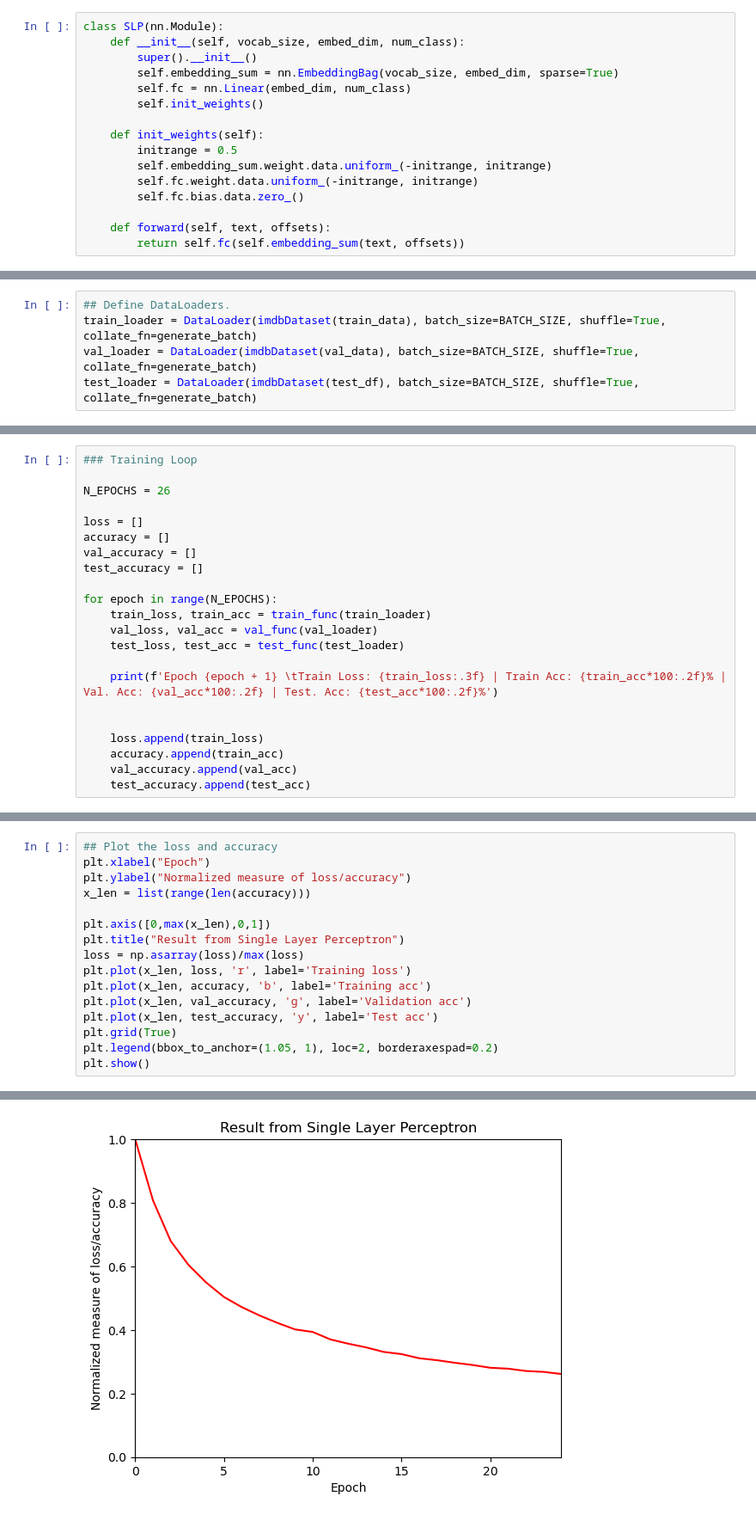
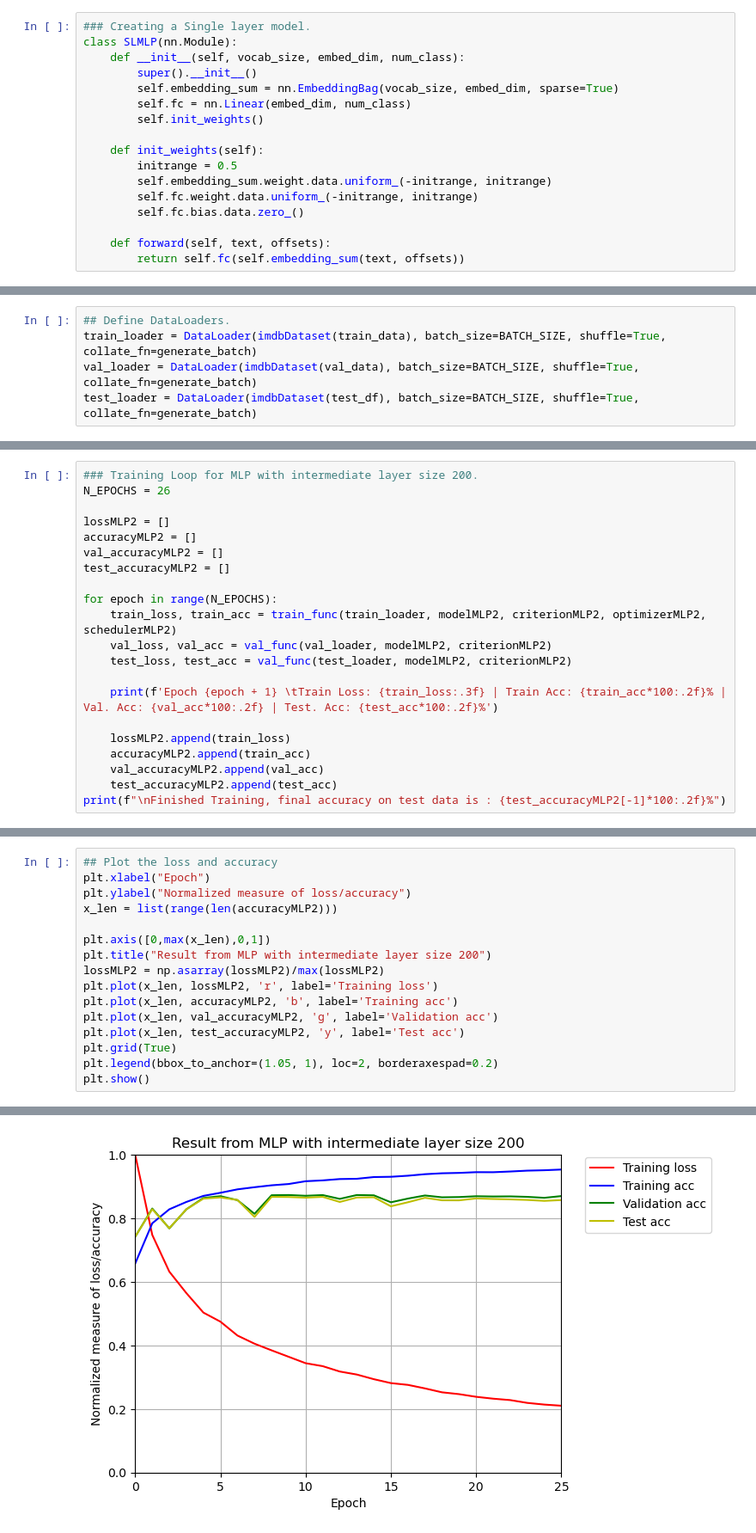
Before and after one commit to mohitydv09/nlp, a Jupyter notebook: hw1.ipynb, the cells around one changed output, grey strips where cells are left out. Shown: that part at 86% size. Cells and saved outputs as stored; diff of their text form.

Commit message:
all models added, final tweaks needed

```diff
--- a/hw1.ipynb
+++ b/hw1.ipynb
@@ -231,7 +231,8 @@ torch.manual_seed(42)
 torch.backends.cudnn.deterministic = True
 torch.backends.cudnn.benchmark = False
 # %%
-class SLP(nn.Module):
+### Creating a Single layer model.
+class SLMLP(nn.Module):
     def __init__(self, vocab_size, embed_dim, num_class):
         super().__init__()
         self.embedding_sum = nn.EmbeddingBag(vocab_size, embed_dim, sparse=True)
@@ -478,23 +500,22 @@ def test_func(test_loader):
 # %%
-### Training Loop
-
+### Training Loop for MLP with intermediate layer size 200.
 N_EPOCHS = 26
 
-loss = []
-accuracy = []
-val_accuracy = []
-test_accuracy = []
+lossMLP2 = []
+accuracyMLP2 = []
+val_accuracyMLP2 = []
+test_accuracyMLP2 = []
 
 for epoch in range(N_EPOCHS):
-    train_loss, train_acc = train_func(train_loader)
-    val_loss, val_acc = val_func(val_loader)
-    test_loss, test_acc = test_func(test_loader)
+    train_loss, train_acc = train_func(train_loader, modelMLP2, criterionMLP2, optimizerMLP2, schedulerMLP2)
+    val_loss, val_acc = val_func(val_loader, modelMLP2, criterionMLP2)
+    test_loss, test_acc = val_func(test_loader, modelMLP2, criterionMLP2)
 
     print(f'Epoch {epoch + 1} \tTrain Loss: {train_loss:.3f} | Train Acc: {train_acc*100:.2f}% | Val. Acc: {val_acc*100:.2f} | Test. Acc: {test_acc*100:.2f}%')
 
-
-    loss.append(train_loss)
-    accuracy.append(train_acc)
-    val_accuracy.append(val_acc)
-    test_accuracy.append(test_acc)
+    lossMLP2.append(train_loss)
+    accuracyMLP2.append(train_acc)
+    val_accuracyMLP2.append(val_acc)
+    test_accuracyMLP2.append(test_acc)
+print(f"\nFinished Training, final accuracy on test data is : {test_accuracyMLP2[-1]*100:.2f}%")
 # %% [output]
@@ -519,15 +540,15 @@ Epoch 25        Train Loss: 0.005 | Train Acc: 93.42% | Val. Acc: 86.34 | Test.
 ## Plot the loss and accuracy
 plt.xlabel("Epoch")
 plt.ylabel("Normalized measure of loss/accuracy")
-x_len = list(range(len(accuracy)))
+x_len = list(range(len(accuracyMLP2)))
 
 plt.axis([0,max(x_len),0,1])
-plt.title("Result from Single Layer Perceptron")
-loss = np.asarray(loss)/max(loss)
-plt.plot(x_len, loss, 'r', label='Training loss')
-plt.plot(x_len, accuracy, 'b', label='Training acc')
-plt.plot(x_len, val_accuracy, 'g', label='Validation acc')
-plt.plot(x_len, test_accuracy, 'y', label='Test acc')
+plt.title("Result from MLP with intermediate layer size 200")
+lossMLP2 = np.asarray(lossMLP2)/max(lossMLP2)
+plt.plot(x_len, lossMLP2, 'r', label='Training loss')
+plt.plot(x_len, accuracyMLP2, 'b', label='Training acc')
+plt.plot(x_len, val_accuracyMLP2, 'g', label='Validation acc')
+plt.plot(x_len, test_accuracyMLP2, 'y', label='Test acc')
 plt.grid(True)
 plt.legend(bbox_to_anchor=(1.05, 1), loc=2, borderaxespad=0.2)
 plt.show()
@@ -536 +556 @@ TypeError: can only concatenate list (not "int") to list
-[figure, old version]
+[figure, new version]
```
Also changed, not shown: parts of 46 cells of this notebook.
